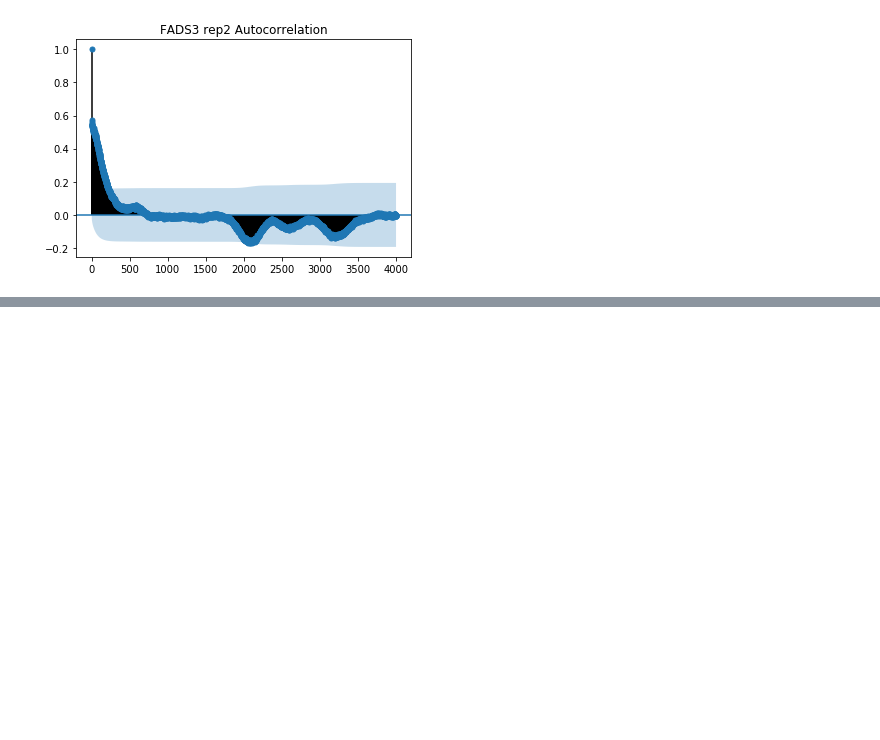
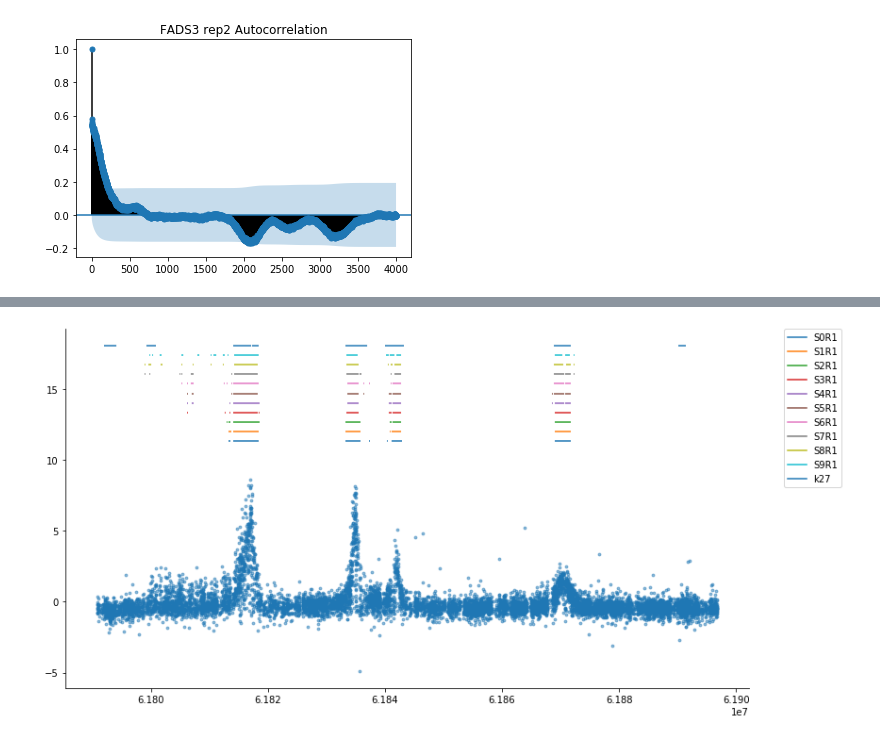
Before and after one commit to sjgosai/casa, a Jupyter notebook: analysis/FADS_locus.ipynb, the cells around one changed output, grey strips where cells are left out. Cells and saved outputs as stored; diff of their text form; code cells hidden in the pictures; blank space fills up the shorter version.

Commit message:
Added FADS1 subsetting analysis

```diff
--- a/analysis/FADS_locus.ipynb
+++ b/analysis/FADS_locus.ipynb
@@ -391,0 +473,20 @@ plt.show()
+# %%
+data = []
+for i, fn in enumerate(fn_list):
+    d_pt = pd.read_table(fn,sep='\t',header=0)
+    ## Rescale to floats
+    rescale = min(d_pt['LS_reads'].sum(),d_pt['HS_reads'].sum()) / d_pt.loc[:,('HS_reads','LS_reads')].sum(axis=0)
+    d_pt.loc[:,('HS_reads','LS_reads')] *= rescale
+    ## Sample downsized library
+    runif              = np.random.uniform(size=d_pt.loc[:,('HS_reads','LS_reads')].shape)
+    int_part, sample_p = np.divmod( d_pt.loc[:,('HS_reads','LS_reads')], 1 )
+    d_pt.loc[:,('HS_reads','LS_reads')] = int_part + (runif < sample_p)
+    ## Return as int
+    d_pt.loc[:,('HS_reads','LS_reads')] = d_pt.loc[:,('HS_reads','LS_reads')].astype(int) + 1
+    d_pt[exp_ids[i]] = np.log( d_pt['LS_reads'] / d_pt['HS_reads'] )
+    data.append( d_pt.loc[((~d_pt['Coordinates'].str.contains("NT")) &\
+                           (~d_pt['Coordinates'].str.contains('FILLER-LV2')) &\
+                           (~d_pt['Coordinates'].str.contains('FILLER-SgO'))),
+                          ('Coordinates',exp_ids[i])] )
+# %%
+data = pd.concat([ df.set_index('Coordinates') for df in data ],axis=1)
@@ -391,0 +501,6 @@ plt.show()
+# %%
+data['cutsite'] = [ int(coord.split(':')[1].split('-')[1]) - 4
+                      if coord.split(':')[-1] == '+'
+                      else
+                    int(coord.split(':')[1].split('-')[0]) + 3
+                      for coord in data.index ]
@@ -391,0 +520,13 @@ plt.show()
+# %%
+test_peaks = [ pd.read_table(fn,sep='\t',header=None,names=['chr','start','end']) for fn in sorted(glob.glob('191125_subset/*__mergedPeaks.bed')) ]
+print(len(test_peaks))
+extra_feat = [ pd.read_table(fn,sep='\t',header=None,names=['chr','start','end'],usecols=[0,1,2]) for fn in ['../data/k27ac_replicatePeaks_hg38_scoreFiltered.bed','../data/DNASE_peaks_replicated.bed'] ]
+[ test_peaks.append( feat.loc[ feat['chr'] == 'chr11' ,:] ) for feat in extra_feat ]
+test_peaks = [ df.reset_index(drop=True) for df in test_peaks ]
+print(len(test_peaks))
+for exp_id, peaks_idx in zip(['S0R1','S1R1','S2R1','S3R1','S4R1','S5R1','S6R1','S7R1','S8R1','S9R1','k27','DHS'],range(len(test_peaks))):
+    test_peaks[peaks_idx]['exp_id'] = exp_id
+    test_peaks[peaks_idx]['assay'] = id2info[exp_id][0]
+    test_peaks[peaks_idx]['replicate'] = id2info[exp_id][1]
+
+test_peaks = pd.concat(test_peaks,axis=0,ignore_index=True)
@@ -391,0 +578,6 @@ plt.show()
+# %%
+fig_h = plot_hff_cutsites(np.array([[61790805,61896817]]),
+                  data, test_peaks, plot_ids=['S0R1','S1R1','S2R1','S3R1','S4R1','S5R1','S6R1','S7R1','S8R1','S9R1','k27'])
+fig_h.savefig('FADS_locus__subsettingFADS1.pdf')
+# %% [output]
+[figure, added]
```
Also changed, not shown: parts of 32 cells of this notebook.
